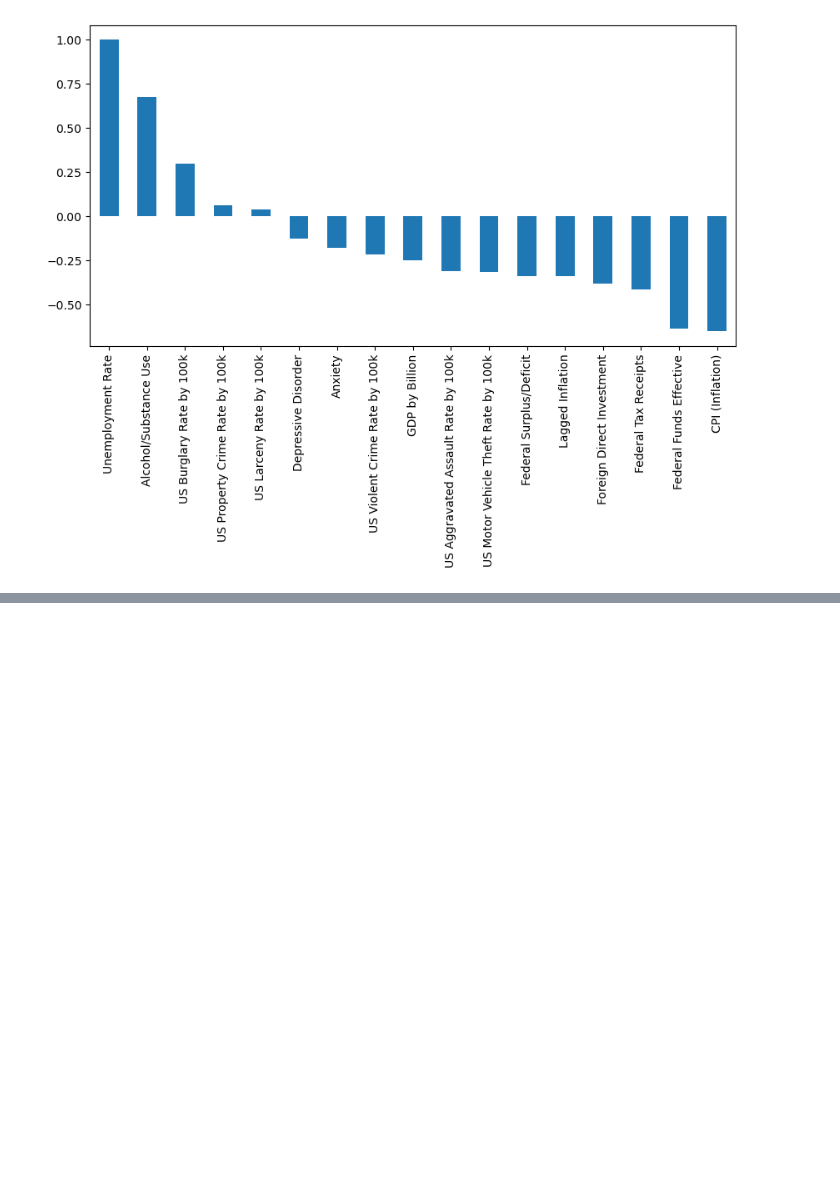
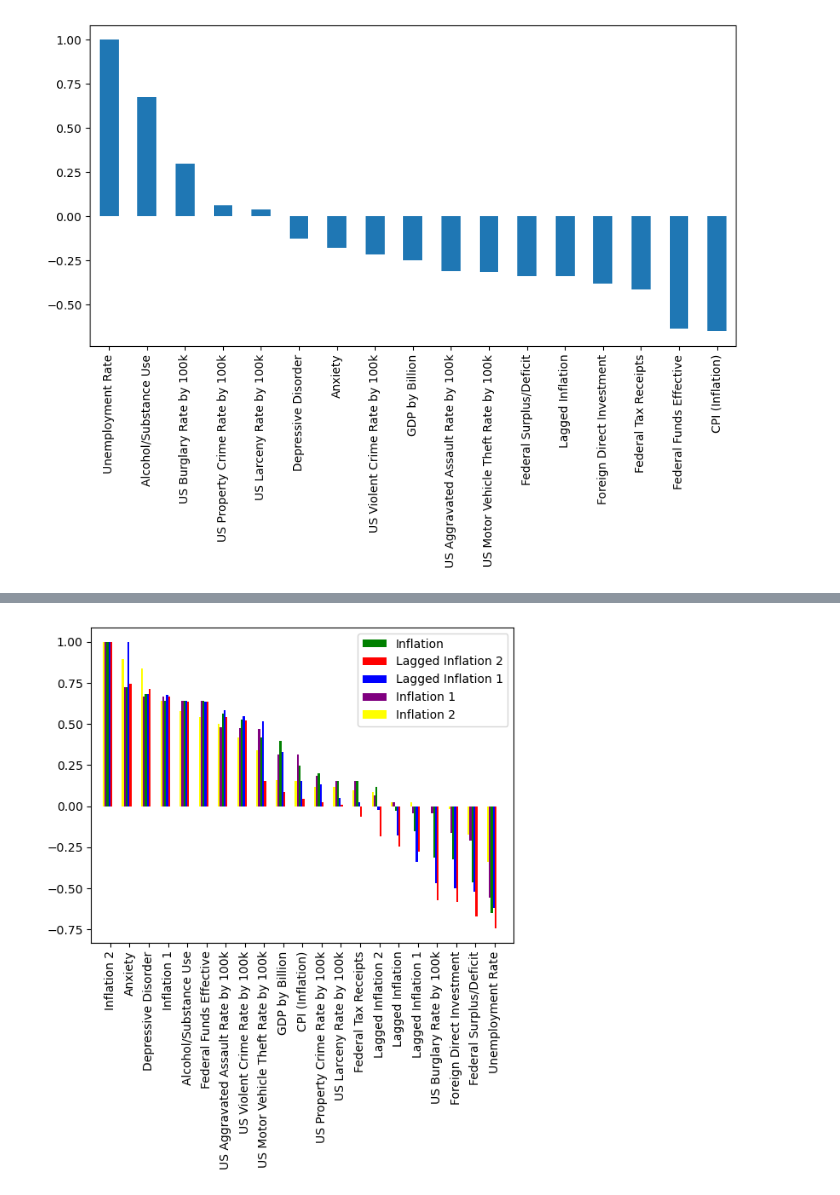
Before and after one commit to jbgraham073/ai_group_project_1, a Jupyter notebook: main.ipynb, the cells around one changed output, grey strips where cells are left out. Cells and saved outputs as stored; diff of their text form; code cells hidden in the pictures; blank space fills up the shorter version.

Commit message:
additional work on lagged and forward forecasting inflation

```diff
--- a/main.ipynb
+++ b/main.ipynb
@@ -287,0 +308,38 @@ correlation['Unemployment Rate'].sort_values(ascending=False).plot(kind='bar', f
+# %%
+annual_df.head()
+
+# create columns in the annual_df that shift CPI (inflation) by -2, -1, 1, and 2 years
+annual_df['Lagged Inflation 2'] = annual_df['CPI (Inflation)'].shift(-2)
+annual_df['Lagged Inflation 1'] = annual_df['CPI (Inflation)'].shift(-1)
+annual_df['Inflation 1'] = annual_df['CPI (Inflation)'].shift(1)
+annual_df['Inflation 2'] = annual_df['CPI (Inflation)'].shift(2)
+
+annual_df.head()
+# %%
+annual_df.head()
+
+correlation = annual_df.corr()
+
+
+# plot correlation with lagged inflation and inflation on the same plot
+cor_lag_2 = correlation['Lagged Inflation 2'].sort_values(ascending=False)
+cor_lag_1 = correlation['Lagged Inflation 1'].sort_values(ascending=False)
+cor_inflation_1 = correlation['Inflation 1'].sort_values(ascending=False)
+cor_inflation_2 = correlation['Inflation 2'].sort_values(ascending=False)
+cor = correlation['CPI (Inflation)'].sort_values(ascending=False)
+
+# plot lag_cor and std_cor on the same plot
+fig, ax = plt.subplots()
+cor.plot(kind='bar', color='green', ax=ax, position=2, width=0.1)
+cor_lag_2.plot(kind='bar', color='red', ax=ax, position=0, width=0.1)
+cor_lag_1.plot(kind='bar', color='blue', ax=ax, position=1, width=0.1)
+cor_inflation_1.plot(kind='bar', color='purple', ax=ax, position=3, width=0.1)
+cor_inflation_2.plot(kind='bar', color='yellow', ax=ax, position=4, width=0.1)
+ax.legend(['Inflation', 'Lagged Inflation 2', 'Lagged Inflation 1', 'Inflation 1', 'Inflation 2'])
+# expand x-limits to fit all data
+ax.set_xlim(-1, 21)
+plt.xticks(rotation=90)
+
+plt.show()
+# %% [output]
+[figure, added]
```
Also changed, not shown: parts of 4 cells of this notebook.
